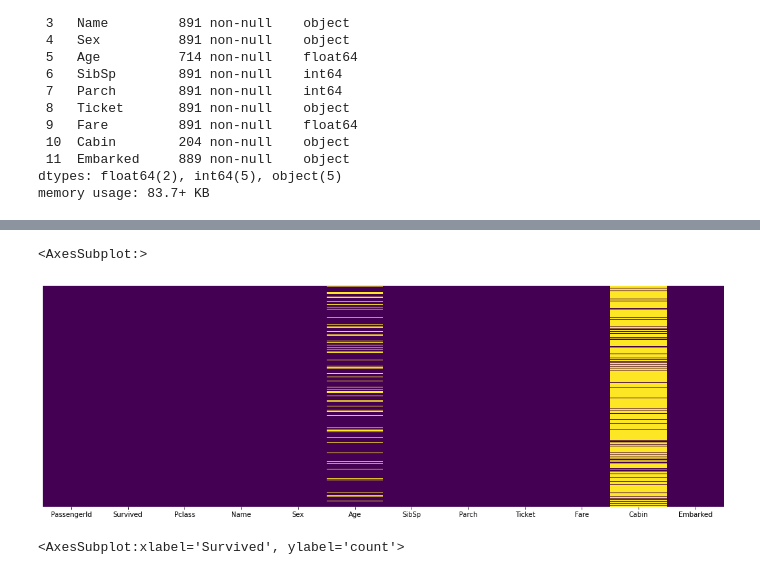
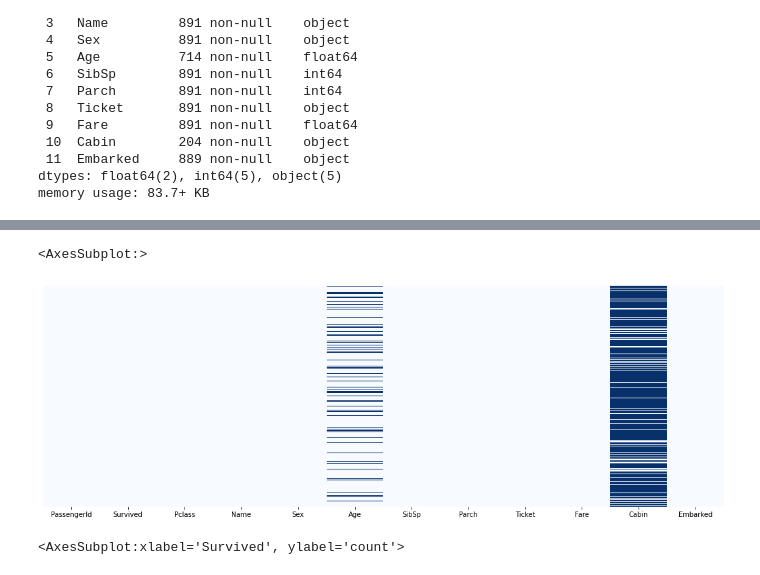
Before and after one commit to vilquer/Python, a Jupyter notebook: 02 - Cursos/Cursos_Udemy-Python-Data-Science-and-Machine-Learning/Meus-Dados/5. Machine Learning/02 Regressão Logística/Acompanhamento.ipynb, the cells around one changed output, grey strips where cells are left out. Saved outputs shown, nothing was run; the diff lists cells and outputs as text; code cells hidden in the pictures.

```diff
--- a/02 - Cursos/Cursos_Udemy-Python-Data-Science-and-Machine-Learning/Meus-Dados/5. Machine Learning/02 Regressão Logística/Acompanhamento.ipynb
+++ b/02 - Cursos/Cursos_Udemy-Python-Data-Science-and-Machine-Learning/Meus-Dados/5. Machine Learning/02 Regressão Logística/Acompanhamento.ipynb
@@ -55,9 +72,9 @@ memory usage: 83.7+ KB
 # %%
 plt.figure(figsize=(18,6))
-sns.heatmap(train.isnull(), yticklabels=False, cbar=False, cmap='viridis')
+sns.heatmap(train.isnull(), yticklabels=False, cbar=False, cmap='Blues')
 # %% [output]
 <AxesSubplot:>
-[figure, old version]
+[figure, new version]
 # %%
 sns.set_style('whitegrid')
 # %%
```
Also changed, not shown: parts of 10 cells of this notebook, 5 other files.
